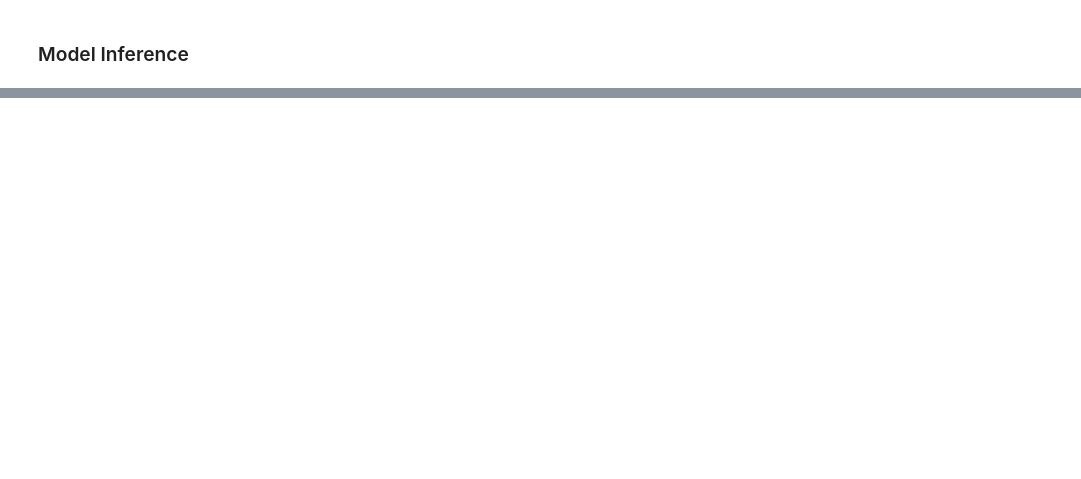
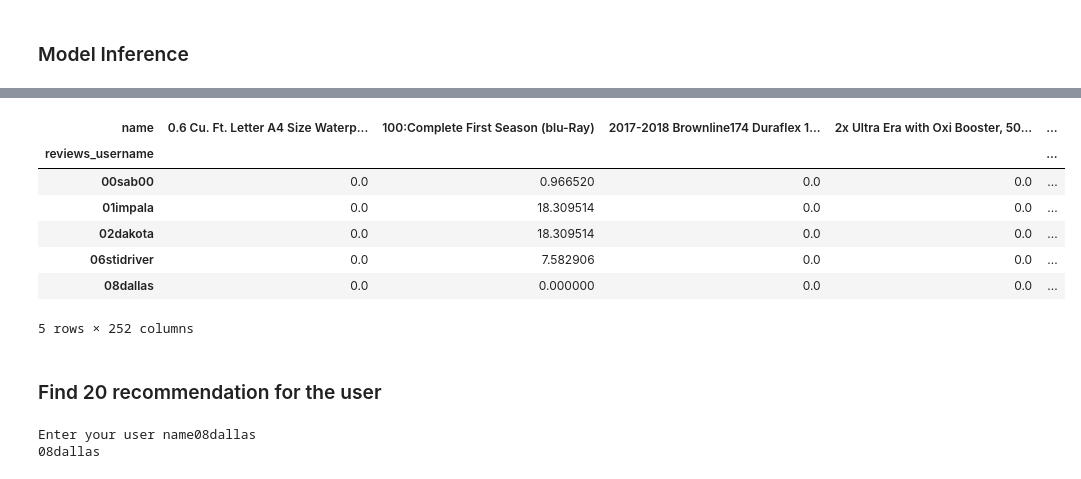
Before and after one commit to lingabalaji17/SentimentBasedProductRecommendation, a Jupyter notebook: SentimentBasedProductRecommendation.ipynb, the cells around one changed output, grey strips where cells are left out. Cells and saved outputs as stored; diff of their text form; code cells hidden in the pictures; blank space fills up the shorter version.

```diff
--- a/SentimentBasedProductRecommendation.ipynb
+++ b/SentimentBasedProductRecommendation.ipynb
@@ -540,0 +681,5 @@ df_metrics
+# %%
+# Creating the User Similarity Matrix using pairwise_distance function.
+user_correlation = 1 - pairwise_distances(df_subtracted.fillna(0), metric='cosine')
+user_correlation[np.isnan(user_correlation)] = 0
+print(user_correlation)
@@ -540,0 +702,4 @@ df_metrics
+# %%
+#filtering out the user_correlation that are negatively correlated
+user_correlation[user_correlation<0]=0
+user_correlation
@@ -540,0 +714,3 @@ df_metrics
+# %%
+user_predicted_ratings = np.dot(user_correlation, df_pivot.fillna(0))
+user_predicted_ratings
@@ -540,0 +747,22 @@ df_metrics
+# %%
+#since we are interested in products that are not rated by the user, we multiply with dummy train to make it zero
+user_final_rating = np.multiply(user_predicted_ratings,dummy_train)
+user_final_rating.head()
+# %% [output]
+| name | 0.6 Cu. Ft. Letter A4 Size Waterp... | 100:Complete First Season (blu-Ray) | 2017-2018 Brownline174 Duraflex 1... | 2x Ultra Era with Oxi Booster, 50... | ... |
+| reviews_username |  |  |  |  | ... |
+| 00sab00 | 0.0 | 0.966520 | 0.0 | 0.0 | ... |
+| 01impala | 0.0 | 18.309514 | 0.0 | 0.0 | ... |
+| 02dakota | 0.0 | 18.309514 | 0.0 | 0.0 | ... |
+| 06stidriver | 0.0 | 7.582906 | 0.0 | 0.0 | ... |
+| 08dallas | 0.0 | 0.000000 | 0.0 | 0.0 | ... |
+5 rows × 252 columns
+# %% [markdown]
+### Find 20 recommendation for the user
+# %%
+# Take the user ID as input.
+user_input = input("Enter your user name")
+print(user_input)
+# %% [output]
+Enter your user name08dallas
+08dallas
```
Also changed, not shown: parts of 37 cells of this notebook, 2 other files.
